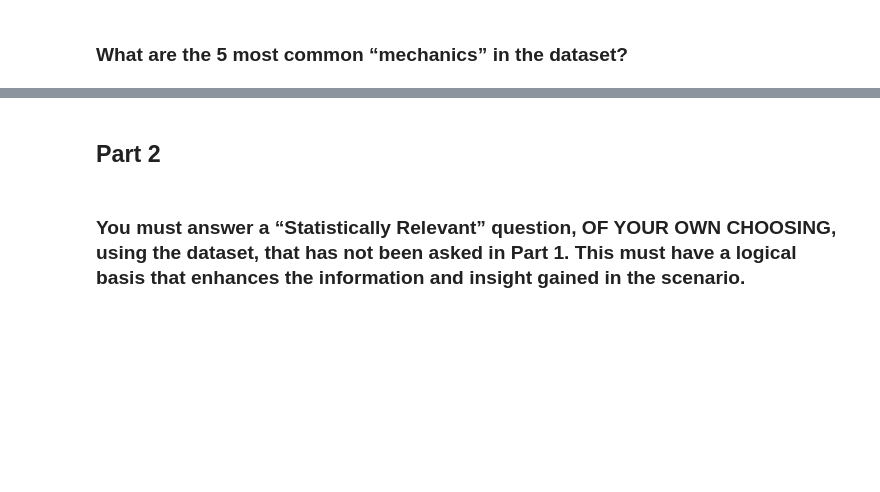
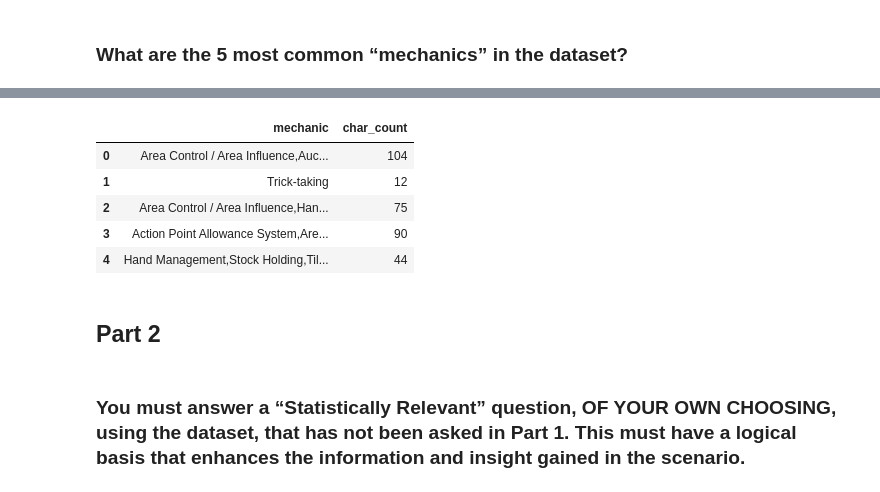
Before and after one commit to FJGM2023015/CA1_DVis_HDip_Lvl8-, a Jupyter notebook: Francisco_Gorigoitia_DVisHDip_CA1.ipynb, the cells around one changed output, grey strips where cells are left out. Drawn from its saved outputs; the diff is of its cells as text; code cells hidden in the pictures; blank space fills up the shorter version.

```diff
--- a/Francisco_Gorigoitia_DVisHDip_CA1.ipynb
+++ b/Francisco_Gorigoitia_DVisHDip_CA1.ipynb
@@ -751,3 +879,14 @@ plt.show()
+# %%
+# Number of characters
+df_games['char_count'] = df_games['mechanic'].str.len()
+df_games[['mechanic','char_count']].head()
+# %% [output]
+|  | mechanic | char_count |
+| 0 | Area Control / Area Influence,Auc... | 104 |
+| 1 | Trick-taking | 12 |
+| 2 | Area Control / Area Influence,Han... | 75 |
+| 3 | Action Point Allowance System,Are... | 90 |
+| 4 | Hand Management,Stock Holding,Til... | 44 |
 # %%
 # Tokenización: Separamos las mecánicas, ya que un juego puede tener múltiples mecánicas (separadas por comas)
 mechanics_tokenized = df_games['mechanic'].str.split(',', expand=True).stack().reset_index(drop=True)
```
Also changed, not shown: parts of 57 cells of this notebook.
